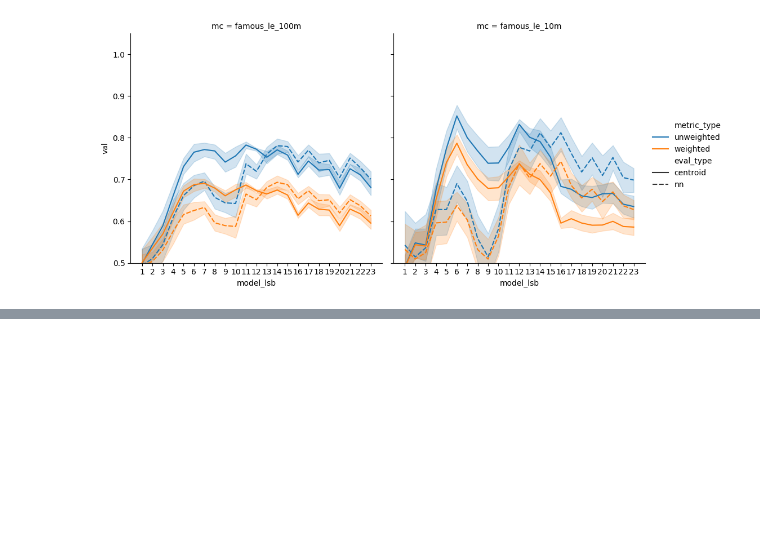
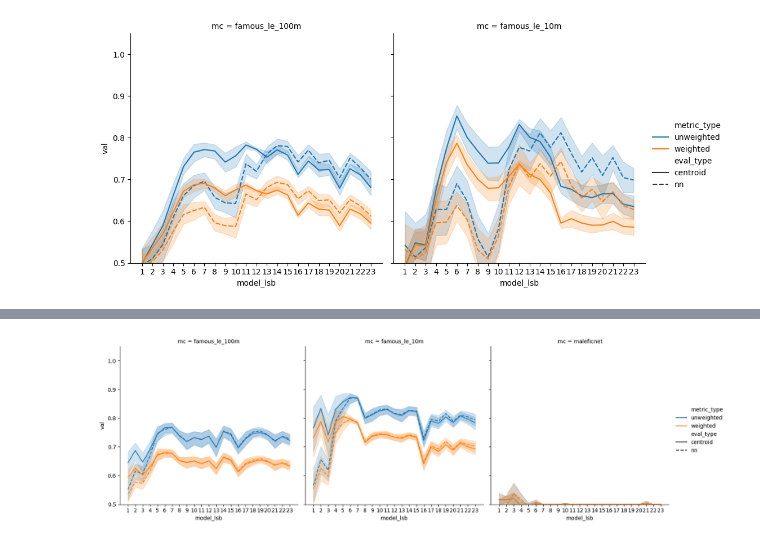
Before and after one commit to danigil/ModelXRay, a Jupyter notebook: notebooks/visualize_siamese_experiment_results.ipynb, the cells around one changed output, grey strips where cells are left out. Cells and saved outputs as stored; diff of their text form; code cells hidden in the pictures; blank space fills up the shorter version.

```diff
--- a/notebooks/visualize_siamese_experiment_results.ipynb
+++ b/notebooks/visualize_siamese_experiment_results.ipynb
@@ -207,0 +297,86 @@ g.set(xticks=lsbs)
+# %%
+from typing import Literal
+import pandas as pd
+
+from model_xray.configs.enums import *
+
+from model_xray.utils.script_utils import get_siamese_results_dataframe
+
+def plot_siamese_results(
+    mc_name:Literal['famous_le_10m', 'famous_le_100m']="famous_le_10m",
+    imtype:ImageType=ImageType.GRAYSCALE_FOURPART,
+    imsize:int=256,
+    mode:Literal['st', 'es', 'ub', 'none']='ub',
+    model_arch: Literal['osl_siamese_cnn', 'srnet'] = 'osl_siamese_cnn',
+    embed_payload_type: PayloadType = PayloadType.BINARY_FILE,
+
+    only_model_lsb:bool=False,
+    include_maleficnet:bool=False,
+    avg_across_runs:bool=False,
+):
+    df = get_siamese_results_dataframe(
+        mc_name=mc_name,
+        imtype=imtype,
+        imsize=imsize,
+        mode=mode,
+        model_arch=model_arch,
+        embed_payload_type=embed_payload_type
+    )
+
+    if only_model_lsb:
+        df = df[(df['model_lsb'] == df['lsb']) | (df['lsb'] == 0)]
+
+    if include_maleficnet:
+        df['mc'] = df['mc'].replace(
+            {
+                'maleficnet_benigns': 'maleficnet',
+                'maleficnet_mals': 'maleficnet'
+            }
+        )
+
+    df = df[(df['mc']!='maleficnet_benigns') & (df['mc']!='maleficnet_mals')].groupby(['run num','mc', 'model_lsb']).apply(calc_metrics, include_groups=False,)
+
+    df.reset_index(inplace=True)
+
+    if avg_across_runs:
+        df = df.groupby(['mc', 'model_lsb']).mean().reset_index().drop(columns=['run num'])
+
+    # Melt the DataFrame
+    melted_df = pd.melt(df,
+                        id_vars=['run num', 'mc', 'model_lsb'],
+                        var_name='variable',
+                        value_name='val')
+
+    # Extract metric_type and eval_type from the 'variable' column
+    melted_df[['metric_type', 'eval_type']] = melted_df['variable'].str.extract(r'(\w+)_(?:\w+)_(\w+)')
+
+    # Drop the original 'variable' column
+    melted_df = melted_df.drop('variable', axis=1)
+
+    # Reorder the columns to match the desired output
+    df = melted_df
+
+    g = sns.relplot(
+        data=df,
+        x='model_lsb',
+        y='val',
+        col='mc',
+        hue='metric_type',
+        style='eval_type',
+        kind='line'
+    )
+
+    g.set(ylim=(0.5, 1.05))
+    lsbs = df['model_lsb'].unique()
+    g.set(xticks=lsbs)
+
+plot_siamese_results(
+    mc_name='famous_le_10m',
+    imsize=100,
+    mode='es',
+    model_arch='osl_siamese_cnn',
+
+    include_maleficnet=True,
+)
+# %% [output]
+[figure, added]
```
Also changed, not shown: parts of 9 cells of this notebook, 15 other files.
